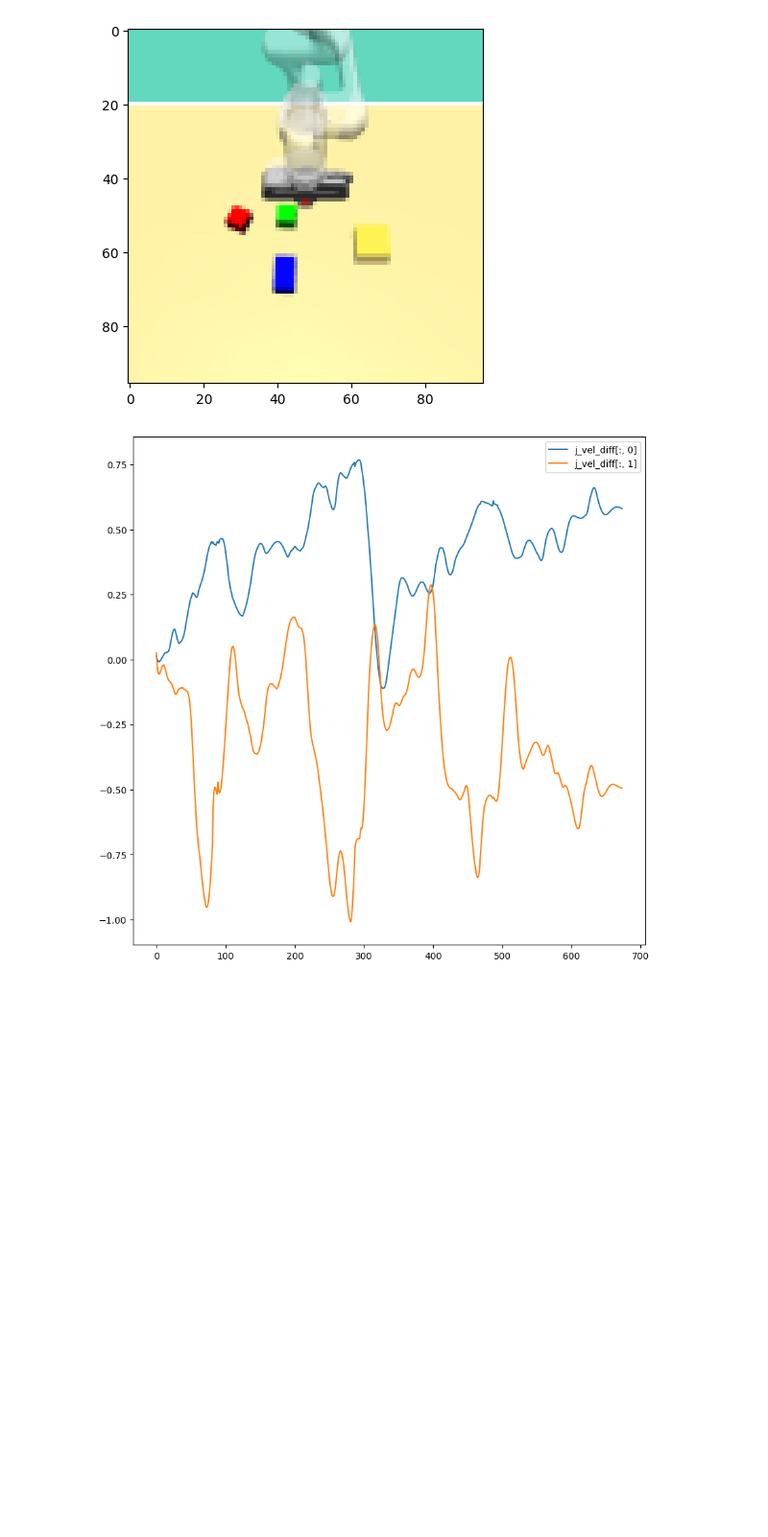
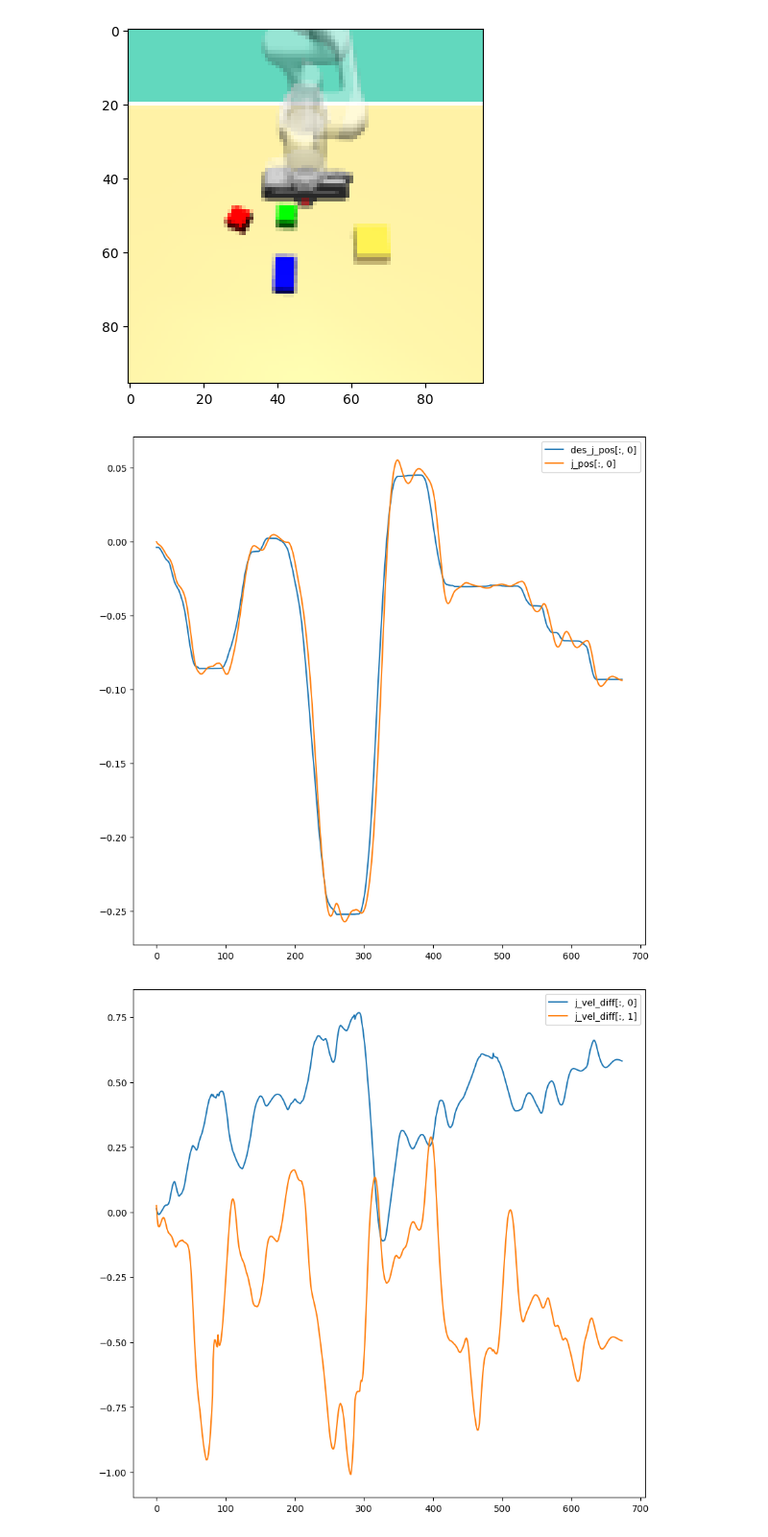
Before and after one commit to krishpop/lerobot, a Jupyter notebook: d3il.ipynb, the cells around one changed output. Shown: that part at 96% size. Saved outputs shown, nothing was run; the diff lists cells and outputs as text; code cells hidden in the pictures; blank space fills up the shorter version.

```diff
--- a/d3il.ipynb
+++ b/d3il.ipynb
@@ -127,4 +123,25 @@ pybullet build time: Nov 28 2023 23:45:17
 Final IK error (72 iterations):  8.7999017010123e-06
 Final IK error (0 iterations):  8.7999017010123e-06
 [figure]
+# %%
+import pickle
+
+
+with open("/home/ksrini/Temporary_D3IL/environments/dataset/data/stacking/vision_data/state/env_0000_00.pkl", "rb") as f:
+    data = pickle.load(f)
+# %%
+import matplotlib.pyplot as plt
+
+des_j_vel = data['robot']['des_j_pos'][:, 1:] - data['robot']['des_j_pos'][:, :-1]
+j_vel = data['robot']['j_pos'][:, 1:] - data['robot']['j_pos'][:, :-1]
+j_vel_true = data['robot']['j_vel'][:, :-1]
+j_vel_diff = des_j_vel - j_vel_true
+
+plt.figure(figsize=(10, 10))
+plt.plot(data['robot']['des_j_pos'][:, 0], label='des_j_pos[:, 0]')
+plt.plot(data['robot']['j_pos'][:, 0], label='j_pos[:, 0]')
+plt.legend()
+plt.show()
+# %% [output]
+[figure, added]
 # %%
```
Also changed, not shown: parts of 11 cells of this notebook, 4 other files.
